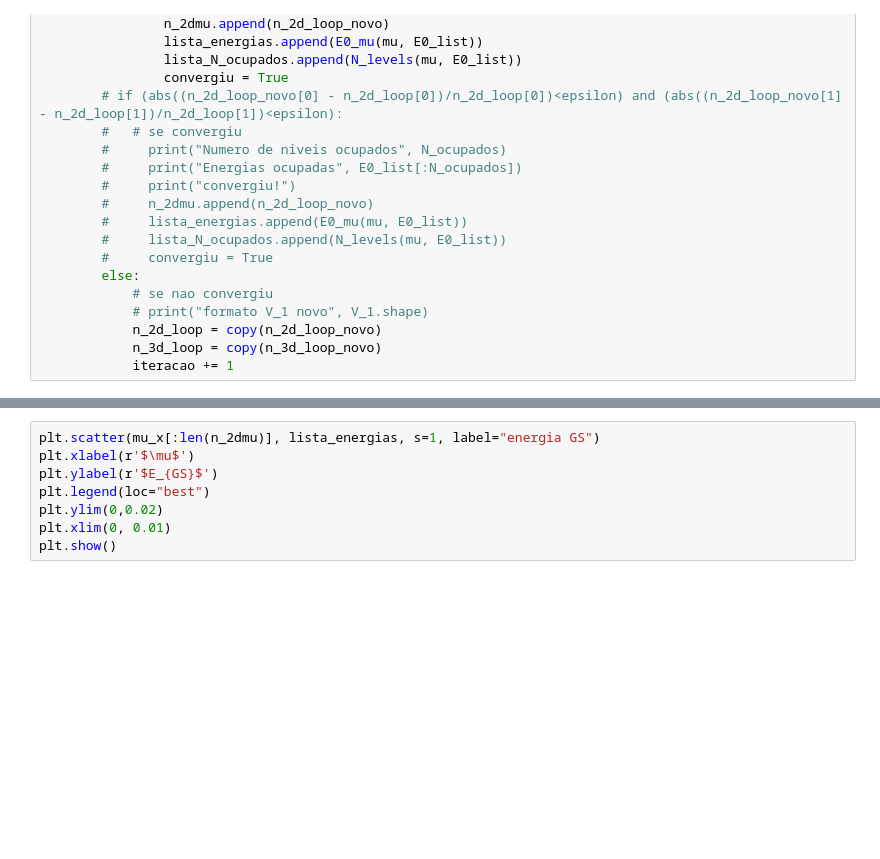
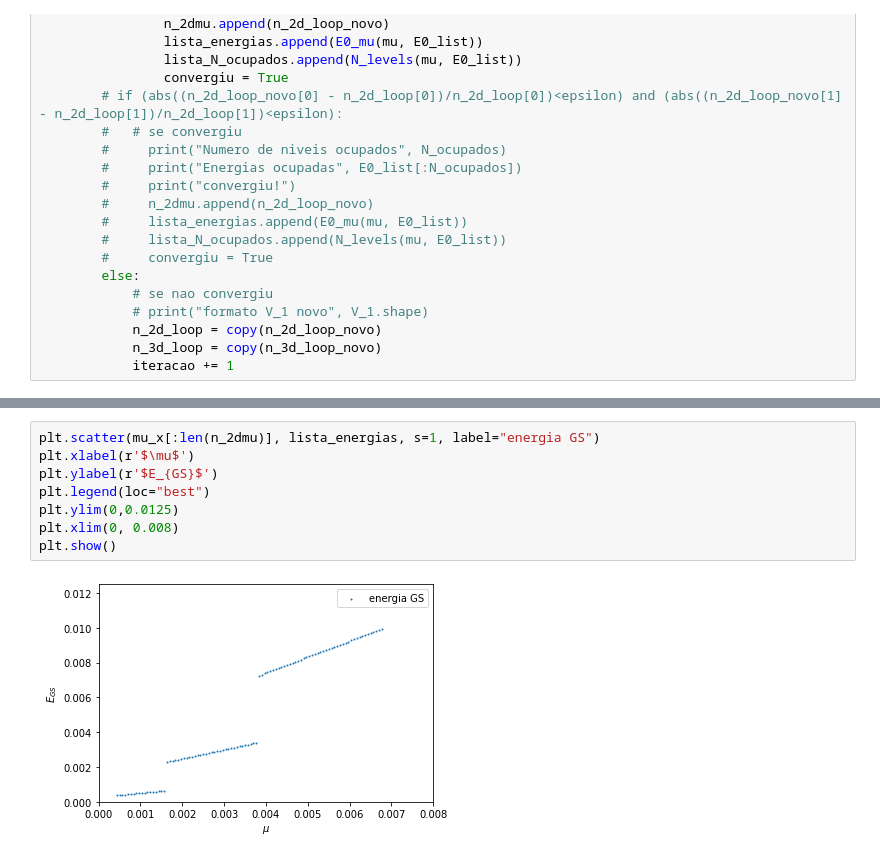
Before and after one commit to devanomaly/hartree-method, a Jupyter notebook: hartree.ipynb, the cells around one changed output, grey strips where cells are left out. Cells and saved outputs as stored; diff of their text form; blank space fills up the shorter version.

```diff
--- a/hartree.ipynb
+++ b/hartree.ipynb
@@ -255,8 +270,10 @@ plt.show()
 # %%
 plt.scatter(mu_x[:len(n_2dmu)], lista_energias, s=1, label="energia GS")
 plt.xlabel(r'$\mu$')
 plt.ylabel(r'$E_{GS}$')
 plt.legend(loc="best")
-plt.ylim(0,0.02)
-plt.xlim(0, 0.01)
+plt.ylim(0,0.0125)
+plt.xlim(0, 0.008)
 plt.show()
+# %% [output]
+[figure, added]
```
Also changed, not shown: parts of 7 cells of this notebook.
